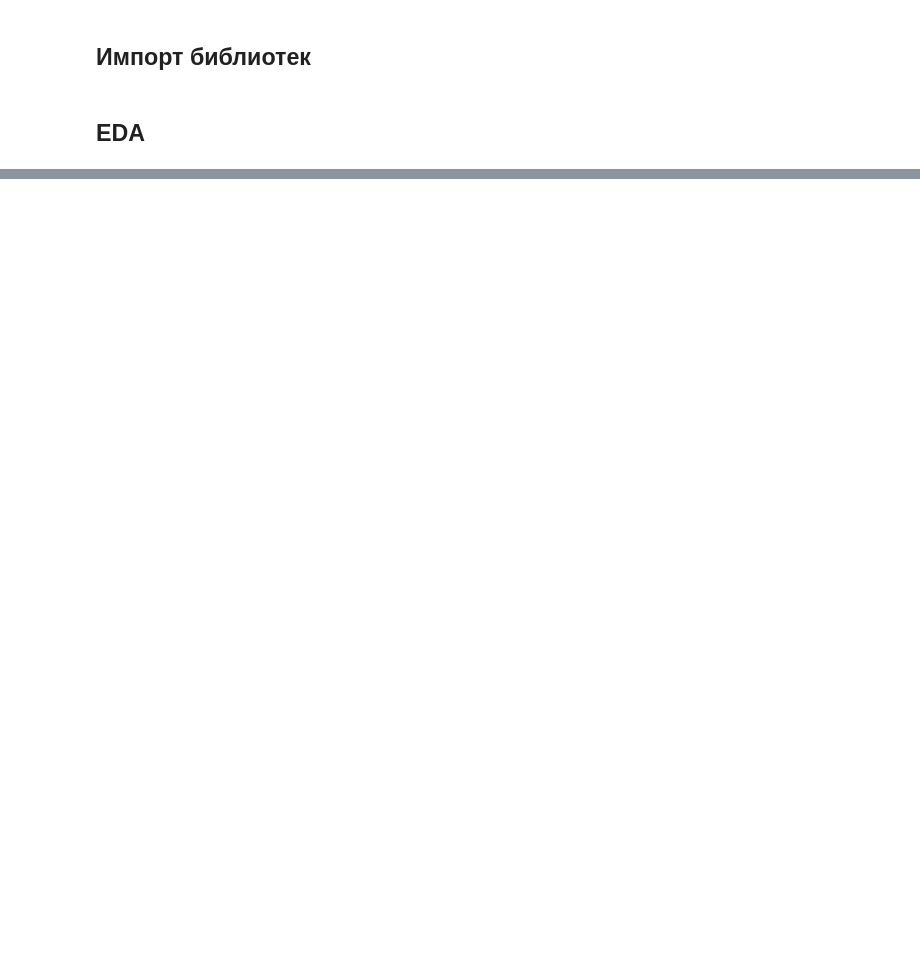
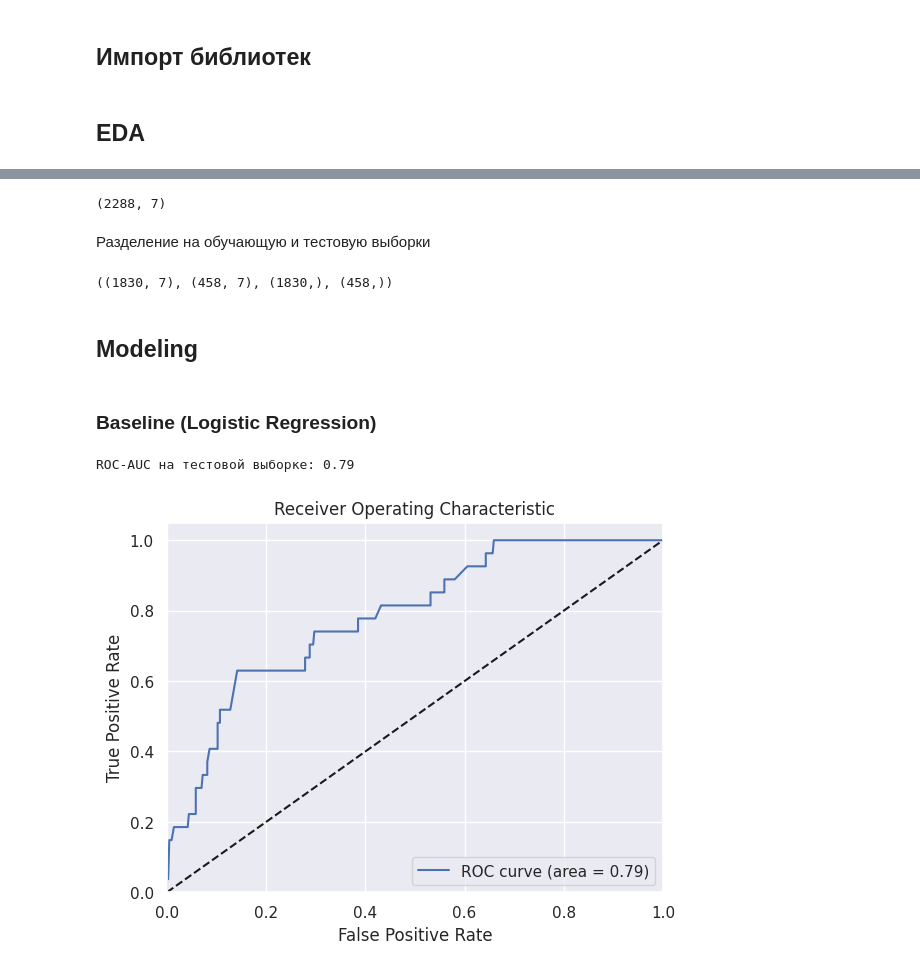
Before and after one commit to denis-42ds/detection_of_deposit_fraudscore, a Jupyter notebook: detection_of_deposit_fraudscore.ipynb, the cells around one changed output, grey strips where cells are left out. Cells and saved outputs as stored; diff of their text form; code cells hidden in the pictures; blank space fills up the shorter version.

Commit message:
baseline added

```diff
--- a/detection_of_deposit_fraudscore.ipynb
+++ b/detection_of_deposit_fraudscore.ipynb
@@ -107,0 +177,6 @@ memory usage: 4.0+ MB
+# %%
+RS = 42
+cat_features = ['kyc_citizenship',
+                'deposit_card_country',
+                'deposit_ip_country',
+                'deposit_language']
@@ -107,0 +187,4 @@ memory usage: 4.0+ MB
+# %%
+X_base = df_exm.drop(['deposit_fraud'], axis=1)
+y_base = df_exm['deposit_fraud']
+X_base.shape, y_base.shape
@@ -107,0 +225,45 @@ memory usage: 4.0+ MB
+# %%
+X_base_es = data_encoding(X_base)
+X_base_es.shape
+# %% [output]
+(2288, 7)
+# %% [markdown]
+Разделение на обучающую и тестовую выборки
+# %%
+X_base_train, X_base_test, y_base_train, y_base_test = (
+    train_test_split(X_base_es,
+                     y_base,
+                     test_size=0.2,
+                     random_state=RS,
+                     stratify=y_base)
+)
+X_base_train.shape, X_base_test.shape, y_base_train.shape, y_base_test.shape
+# %% [output]
+((1830, 7), (458, 7), (1830,), (458,))
+# %% [markdown]
+## Modeling
+# %% [markdown]
+### Baseline (Logistic Regression)
+# %%
+baseline = LogisticRegression(random_state=RS, max_iter=1000)
+baseline.fit(X_base_train.values, y_base_train)
+
+# Вычисление ROC-AUC
+y_pred_base = baseline.predict_proba(X_base_test.values)[:, 1]
+roc_auc_baseline = roc_auc_score(y_base_test, y_pred_base)
+print(f"ROC-AUC на тестовой выборке: {round(roc_auc_baseline, 2)}")
+
+# Визуализация кривой ROC
+fpr_lg, tpr_lg, thresholds_lg = roc_curve(y_base_test, y_pred_base)
+plt.plot(fpr_lg, tpr_lg, label='ROC curve (area = %0.2f)' % roc_auc_baseline)
+plt.plot([0, 1], [0, 1], 'k--')
+plt.xlim([0.0, 1.0])
+plt.ylim([0.0, 1.05])
+plt.xlabel('False Positive Rate')
+plt.ylabel('True Positive Rate')
+plt.title('Receiver Operating Characteristic')
+plt.legend(loc="lower right")
+plt.show()
+# %% [output]
+ROC-AUC на тестовой выборке: 0.79
+[figure, added]
```
Also changed, not shown: parts of 23 cells of this notebook, 3 other files.
